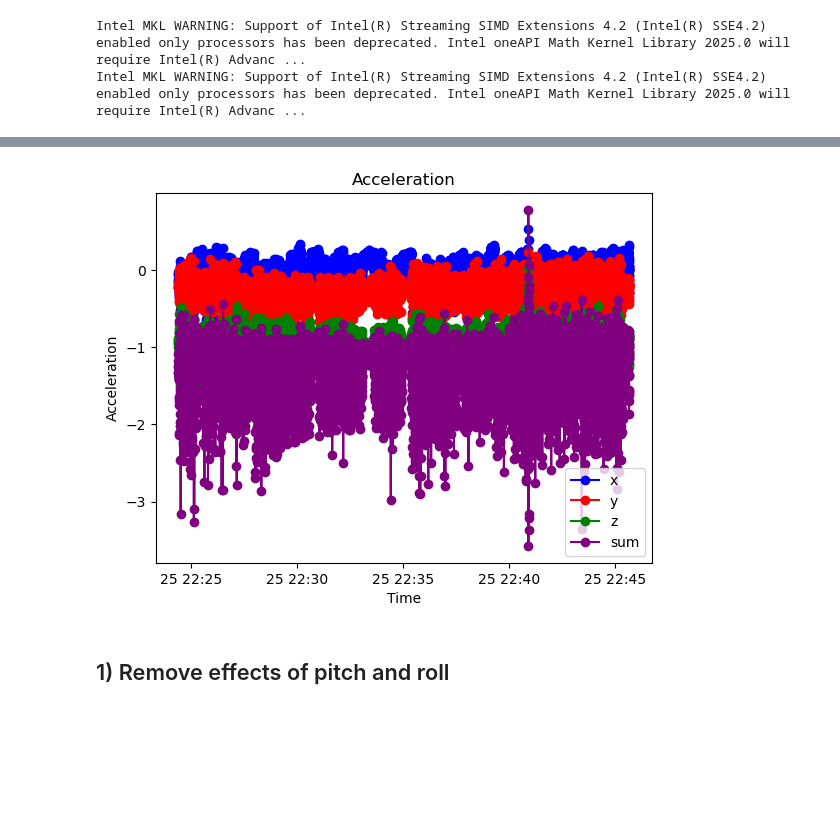
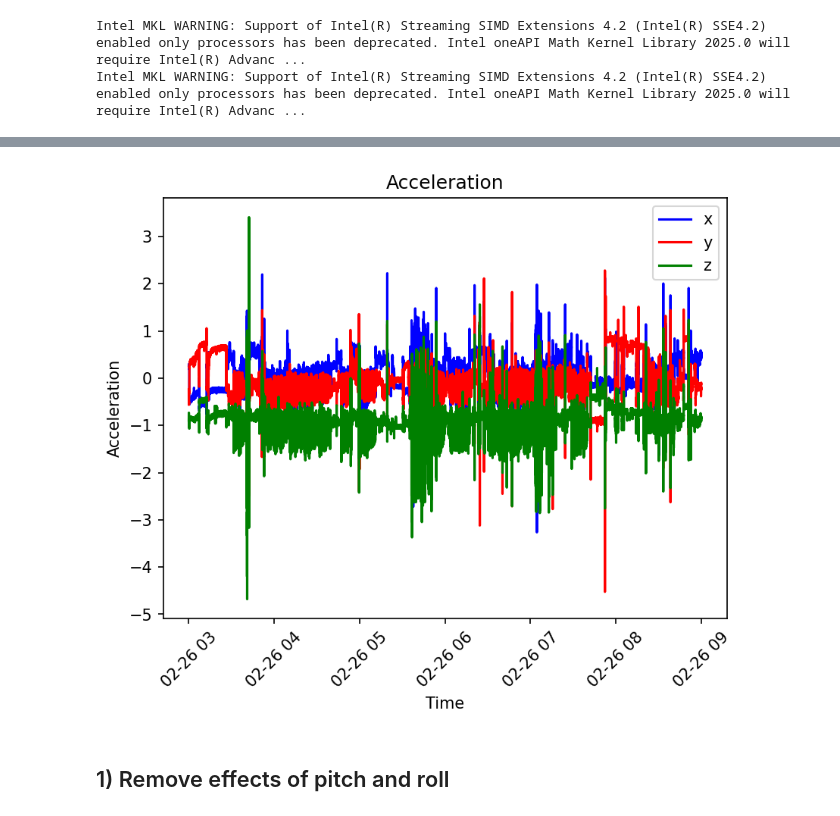
Before and after one commit to rhemitoth/Dead_Reckoning_Python, a Jupyter notebook: StepCount.ipynb, the cells around one changed output, grey strips where cells are left out. Drawn from its saved outputs; the diff is of its cells as text; code cells hidden in the pictures; blank space fills up the shorter version.

```diff
--- a/StepCount.ipynb
+++ b/StepCount.ipynb
@@ -15,8 +19,14 @@ Intel MKL WARNING: Support of Intel(R) Streaming SIMD Extensions 4.2 (Intel(R) S
 Intel MKL WARNING: Support of Intel(R) Streaming SIMD Extensions 4.2 (Intel(R) SSE4.2) enabled only processors has been deprecated. Intel oneAPI Math Kernel Library 2025.0 will require Intel(R) Advanc ...
 # %%
 # LOAD THE DATA
-df_raw = pd.read_table('/Users/rhemitoth/Documents/PhD/Cembra/Dead_Reckoning/Data/Gundog_Tutorial/L1_continuous_export_split#3.txt.txt')
+df1_raw = pd.read_table('/Users/rhemitoth/Documents/PhD/Cembra/Dead_Reckoning/Data/Gundog_Tutorial/L1_continuous_export_split#3.txt.txt')
+df2_raw = pd.read_table('/Users/rhemitoth/Documents/PhD/Cembra/Dead_Reckoning/Data/Gundog_Tutorial/L1_continuous_export_split#4.txt.txt')
+df3_raw = pd.read_table('/Users/rhemitoth/Documents/PhD/Cembra/Dead_Reckoning/Data/Gundog_Tutorial/L1_continuous_export_split#5.txt.txt')
 gps = pd.read_csv('/Users/rhemitoth/Documents/PhD/Cembra/Dead_Reckoning/Data/Gundog_Tutorial/L1.GPS.UTM.csv')
+# %%
+# Merge ACC datasets
+df_raw = pd.concat([df1_raw, df2_raw], ignore_index=True)
+df_raw = pd.concat([df_raw,df3_raw],ignore_index=True)
 # %%
 # Convert timestamp from string to datetime
 df_raw['datetime_txt'] = df_raw['Date'] + " " + df_raw['Time hh:mm:ss.ddd']
@@ -39,16 +53,20 @@ df_raw = pd.merge(df_raw, gps, on='datetime', how='left')
 # %%
 # PLOT GPS OVER TIME
-start = 250
-end = 13000
-x = df_raw['UTM_E'].iloc[start:end]
-y = df_raw['UTM_N'].iloc[start:end]
+# Calculate distance traveled during GPS track using the euclidean distance formula on each step
+start_time = '2019-02-26 03:00:00'
+end_time = '2019-02-26 09:00:00'
+
+gps_pts = df_raw.copy()[(df_raw['datetime'] >= start_time) & (df_raw['datetime'] <= end_time)][df_raw['UTM_E'].notnull()]
+
+x = gps_pts['UTM_E']
+y = gps_pts['UTM_N']
 
 # Create a 3D plot
 fig = plt.figure()
 ax = fig.add_subplot(111)
 
 # Plot the trajectory
-ax.plot(x, y, marker='o', linestyle='-', color='b', label='GPS')
+ax.plot(x, y,  color='b', label='GPS')
 
 # Setting labels
 ax.set_xlabel('E')
@@ -115,29 +114,33 @@ euclidean_distance_step
 # %%
+df = df_raw.copy()[(df_raw['datetime'] >= start_time) & (df_raw['datetime'] <= end_time)].reset_index()
+
 # PLOT ACCELERATION OVER TIME
-Acc_x = df_raw['Acc_x'].iloc[start:end]
-Acc_y = df_raw['Acc_y'].iloc[start:end]
-Acc_z = df_raw['Acc_z'].iloc[start:end]
-dt = df_raw['datetime'].iloc[start:end]
+Acc_x = df['Acc_x']
+Acc_y = df['Acc_y']
+Acc_z = df['Acc_z']
+dt = df['datetime']
 
 # Create a 3D plot
 fig = plt.figure()
 ax = fig.add_subplot(111)
 
 # Plot the trajectory
-ax.plot(dt, Acc_x, marker='o', linestyle='-', color='b', label='x')
-ax.plot(dt, Acc_y, marker='o', linestyle='-', color='r', label='y')
-ax.plot(dt, Acc_z, marker='o', linestyle='-', color='g', label='z')
-ax.plot(dt, Acc_x+Acc_y+Acc_z,marker='o', linestyle='-', color='purple', label='sum')
+ax.plot(dt, Acc_x, linestyle='-', color='b', label='x')
+ax.plot(dt, Acc_y,  linestyle='-', color='r', label='y')
+ax.plot(dt, Acc_z,  linestyle='-', color='g', label='z')
 
 # Setting labels
 ax.set_xlabel('Time')
 ax.set_ylabel('Acceleration')
+
+# Rotate the x axis labels
+plt.xticks(rotation = 45)
 
 # Adding a title and legend
 ax.set_title('Acceleration')
 ax.legend()
 
 # Show plot
 plt.show()
 # %% [output]
-[figure, old version]
+[figure, new version]
```
Also changed, not shown: parts of 58 cells of this notebook, 1 other file.
